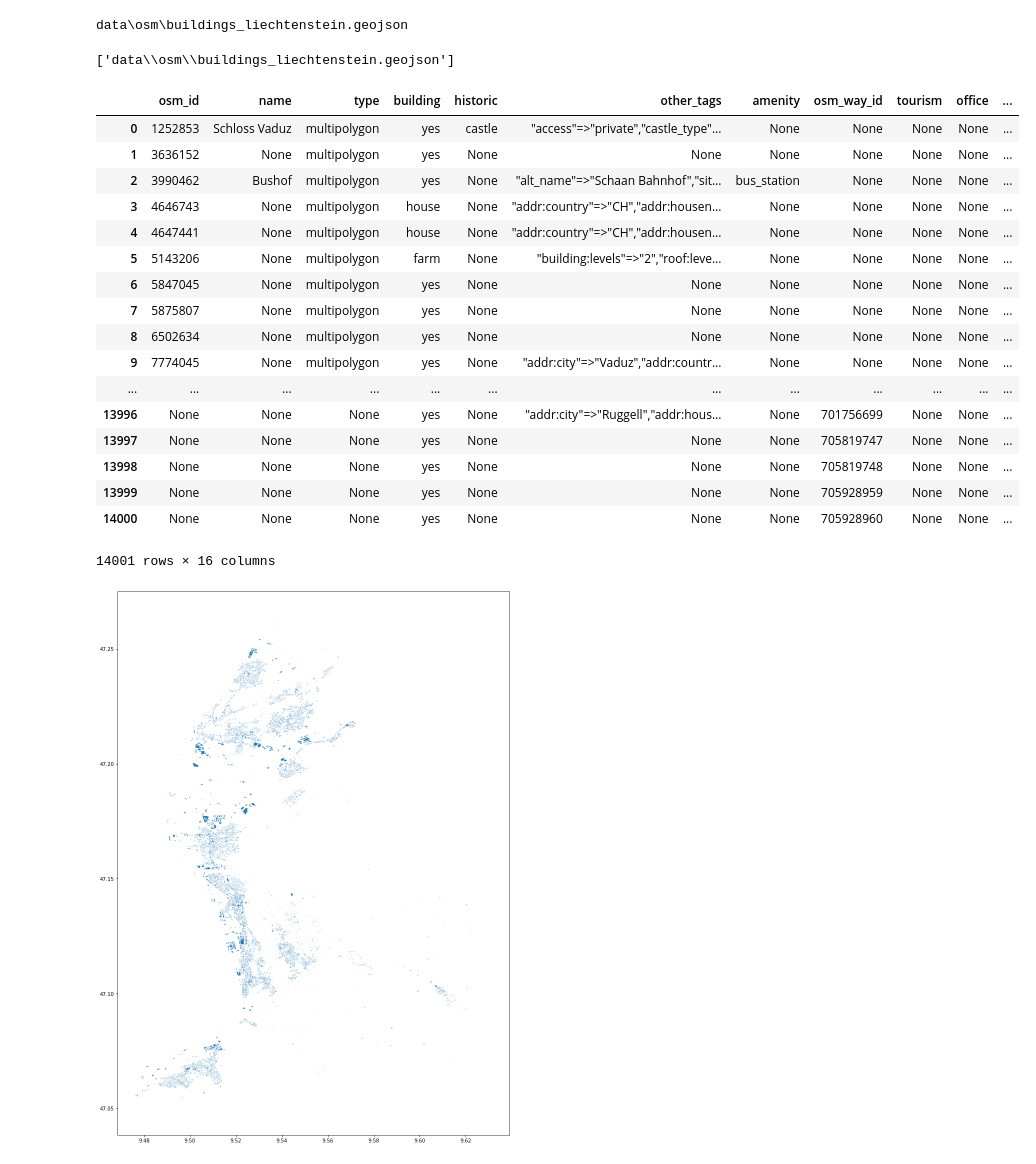
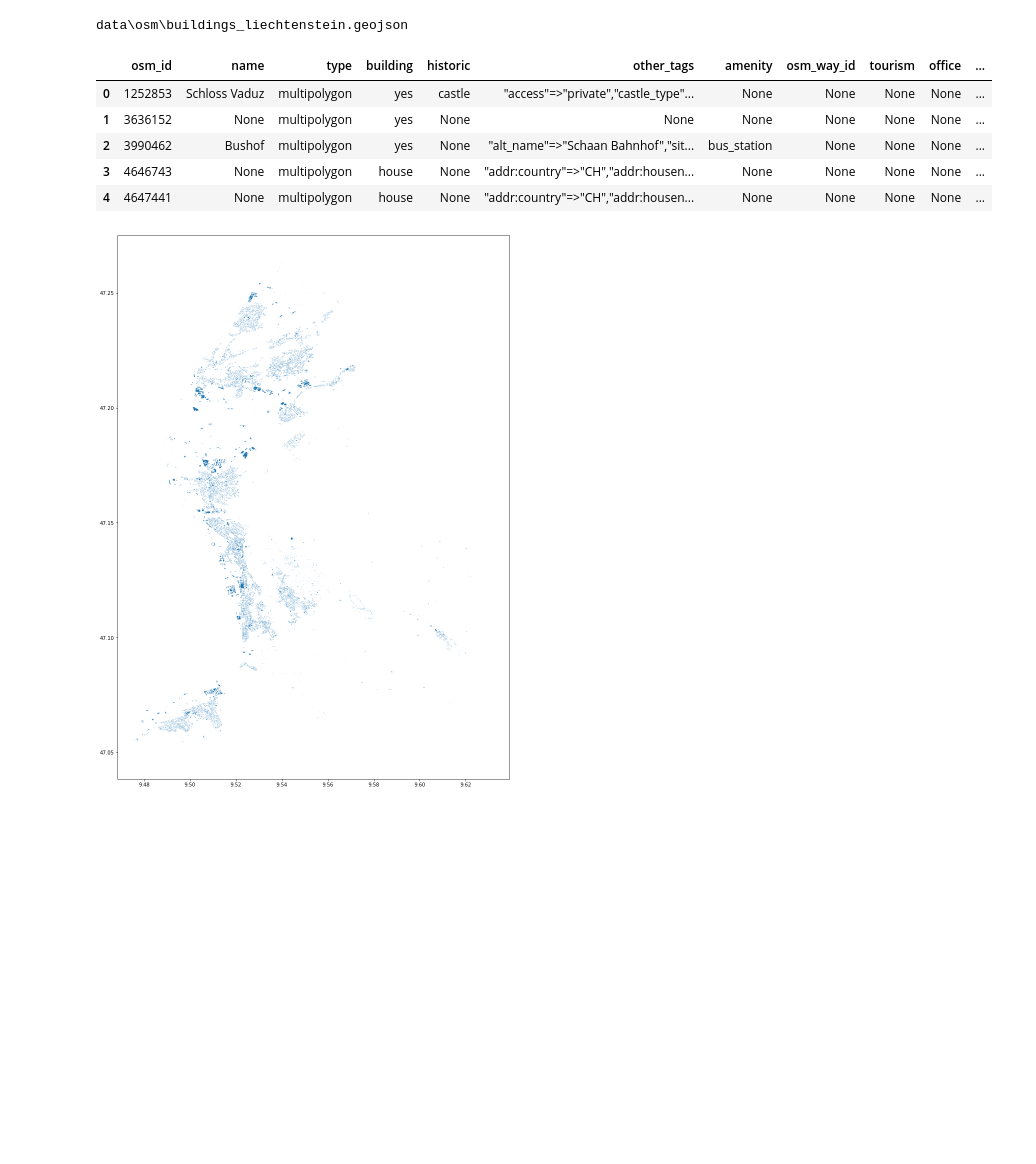
Before and after one commit to GAnagno/Social-Web, a Jupyter notebook: OSM.ipynb, the cells around one changed output. Drawn from its saved outputs; the diff is of its cells as text; code cells hidden in the pictures; blank space fills up the shorter version.

```diff
--- a/OSM.ipynb
+++ b/OSM.ipynb
@@ -48,34 +48,18 @@ for filename in glob.glob(os.path.join(path, '*.geojson')):
     print(filename)
 # %% [output]
 data\osm\buildings_liechtenstein.geojson
-# %%
-all_patches_names
-# %% [output]
-['data\\osm\\buildings_liechtenstein.geojson']
 # %%
 import geopandas as gpd
 patch = gpd.read_file(all_patches_names[0])
 # %%
-patch
+patch.head(5)
 # %% [output]
 |  | osm_id | name | type | building | historic | other_tags | amenity | osm_way_id | tourism | office | ... |
 | 0 | 1252853 | Schloss Vaduz | multipolygon | yes | castle | "access"=>"private","castle_type"... | None | None | None | None | ... |
 | 1 | 3636152 | None | multipolygon | yes | None | None | None | None | None | None | ... |
 | 2 | 3990462 | Bushof | multipolygon | yes | None | "alt_name"=>"Schaan Bahnhof","sit... | bus_station | None | None | None | ... |
 | 3 | 4646743 | None | multipolygon | house | None | "addr:country"=>"CH","addr:housen... | None | None | None | None | ... |
 | 4 | 4647441 | None | multipolygon | house | None | "addr:country"=>"CH","addr:housen... | None | None | None | None | ... |
-| 5 | 5143206 | None | multipolygon | farm | None | "building:levels"=>"2","roof:leve... | None | None | None | None | ... |
-| 6 | 5847045 | None | multipolygon | yes | None | None | None | None | None | None | ... |
-| 7 | 5875807 | None | multipolygon | yes | None | None | None | None | None | None | ... |
-| 8 | 6502634 | None | multipolygon | yes | None | None | None | None | None | None | ... |
-| 9 | 7774045 | None | multipolygon | yes | None | "addr:city"=>"Vaduz","addr:countr... | None | None | None | None | ... |
-| ... | ... | ... | ... | ... | ... | ... | ... | ... | ... | ... | ... |
-| 13996 | None | None | None | yes | None | "addr:city"=>"Ruggell","addr:hous... | None | 701756699 | None | None | ... |
-| 13997 | None | None | None | yes | None | None | None | 705819747 | None | None | ... |
-| 13998 | None | None | None | yes | None | None | None | 705819748 | None | None | ... |
-| 13999 | None | None | None | yes | None | None | None | 705928959 | None | None | ... |
-| 14000 | None | None | None | yes | None | None | None | 705928960 | None | None | ... |
-14001 rows × 16 columns
 # %%
 plt.rcParams['figure.figsize'] = (20, 20)
 # %%
```
Also changed, not shown: parts of 5 cells of this notebook.
